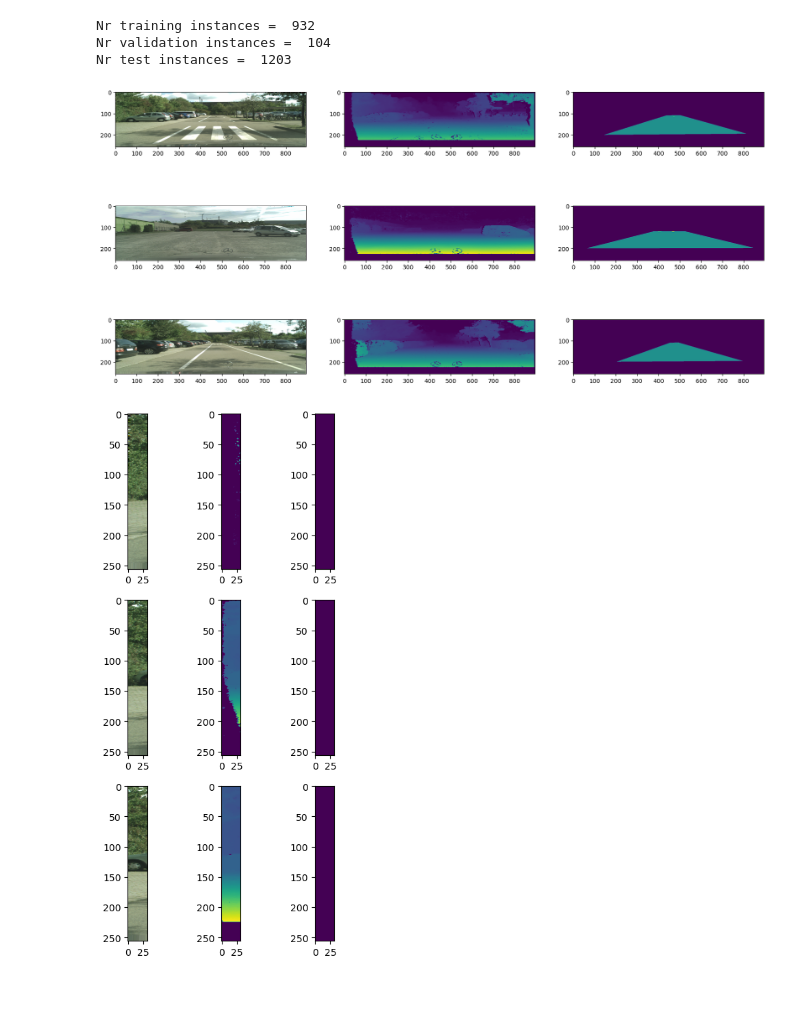
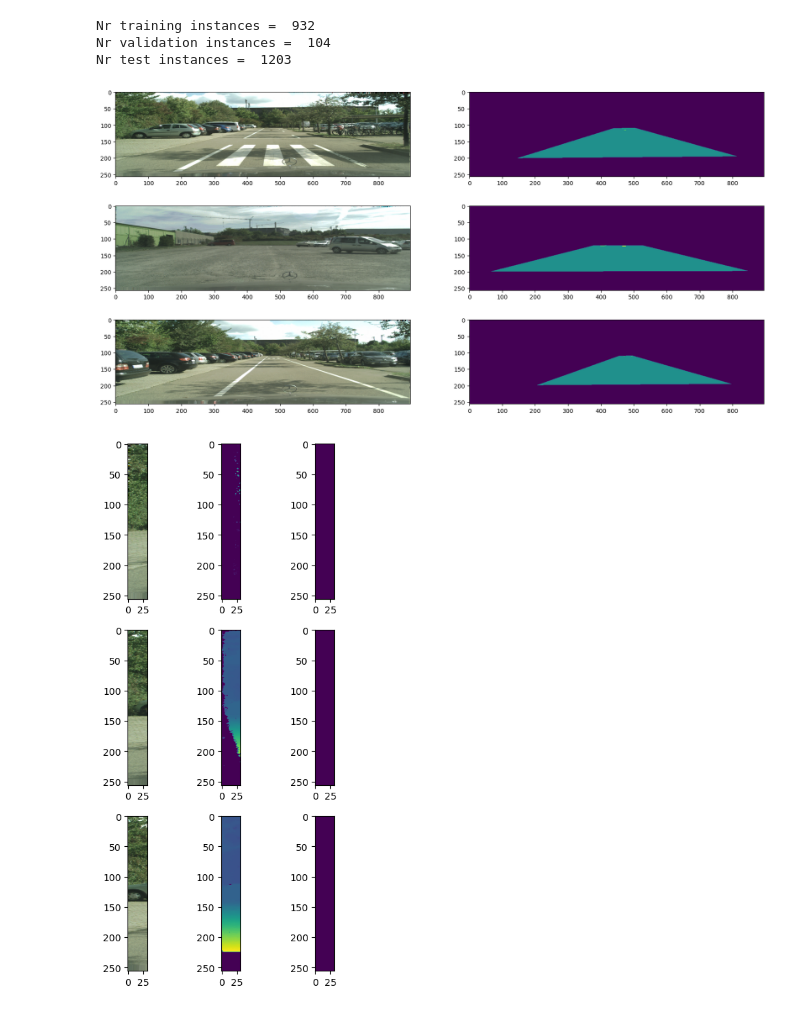
Before and after one commit to keresztesbeata/Unexpected-Obstacle-Detection, a Jupyter notebook: MergeNet.ipynb, the cells around one changed output. Cells and saved outputs as stored; diff of their text form; code cells hidden in the pictures.

```diff
--- a/MergeNet.ipynb
+++ b/MergeNet.ipynb
@@ -101,8 +101,8 @@ def preprocess_input(dataset, batch_size, buffer_size, reshuffle=False, class_we
     # add data augmentation
     # add sample weights
     if class_weights is not None:
-        dataset = dataset.map(lambda img, _, mask: (img, mask, add_sample_weights(mask, class_weights)))
-    dataset = dataset.prefetch(tf.data.experimental.AUTOTUNE)
+        dataset = dataset.map(lambda img, mask: (img, mask, add_sample_weights(mask, class_weights)))
+    dataset = dataset.prefetch(batch_size)
     return dataset
 
 def process_images(x, img_shape):
@@ -133,10 +133,17 @@ def process_label_stripes(x, img_shape, k):
     return x
 
 def prepare_images(ds, img_shape):
+    input = ds.map(lambda x: (x['image_left'], x['segmentation_label']))
+    input = input.map(lambda x, y : (process_images(x, img_shape=img_shape),
+                                        process_labels(y, img_shape=img_shape)))
+    return input
+
+def prepare_mixed(ds, img_shape, k):
     input = ds.map(lambda x: (x['image_left'], x['disparity_map'], x['segmentation_label']))
-    input = input.map(lambda x, y, z : (process_images(x, img_shape=img_shape),
-                                        process_images(y, img_shape=img_shape),
-                                        process_labels(z, img_shape=img_shape)))
+    input = input.map(lambda x, y, z : (((process_img_stripes(x, img_shape=img_shape, k=k),
+                                        process_img_stripes(y, img_shape=img_shape, k=k)),
+                                        process_images(x, img_shape=img_shape)),
+                                     process_labels(z, img_shape=img_shape)))
     return input
 
 def prepare_stripes(ds, img_shape, k):
@@ -157,18 +168,17 @@ test_img = prepare_images(test_ds, [IMG_HEIGHT, IMG_WIDTH])
 # %%
 nr_samples = 3
-fig, arr = plt.subplots(nr_samples, 3)
+fig, arr = plt.subplots(nr_samples, 2)
 fig.set_figheight(10)
 fig.set_figwidth(20)
 i=0
-for img, depth, label in train_img.as_numpy_iterator():
+for img, label in train_img.as_numpy_iterator():
     arr[i, 0].imshow(img)
-    arr[i, 1].imshow(depth)
-    arr[i, 2].imshow(label)
+    arr[i, 1].imshow(label)
     i+=1
     if i>=nr_samples:
         break
 # %% [output]
-[figure, old version]
+[figure, new version]
 # %%
 nr_samples = 3
 fig, arr = plt.subplots(3, nr_samples)
```
Also changed, not shown: parts of 23 cells of this notebook.
